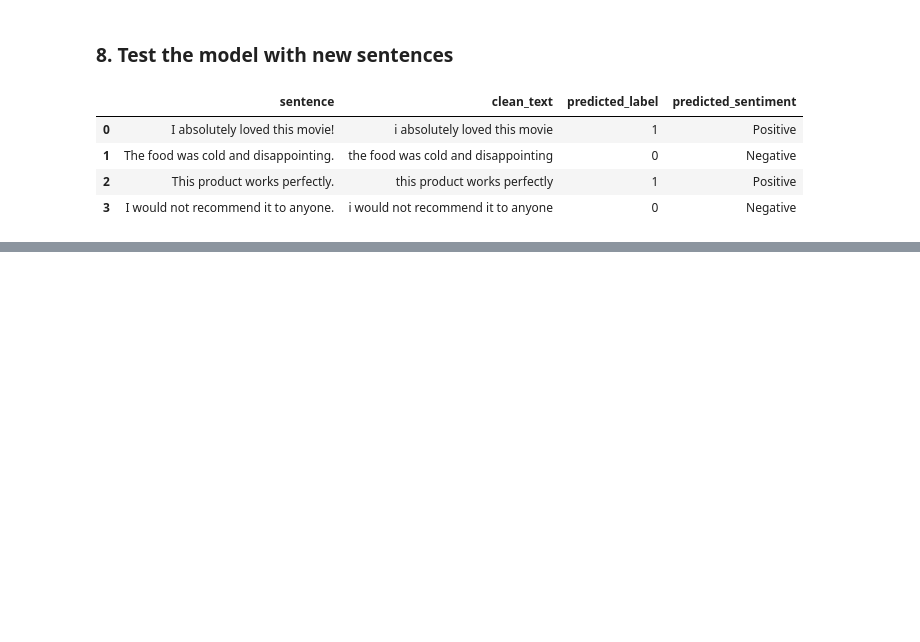
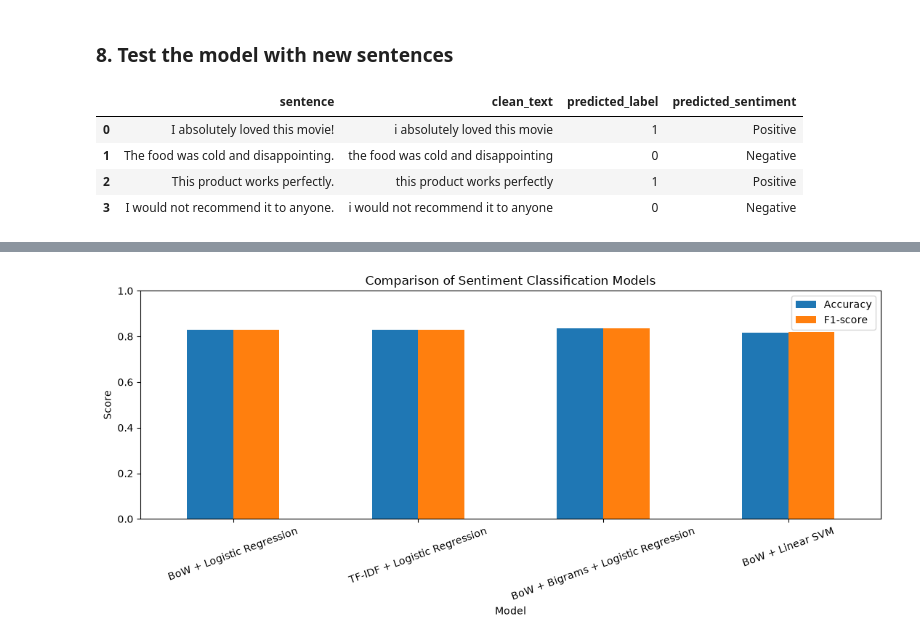
Before and after one commit to sasini05/LLM-Practical-Portfolio---10965209, a Jupyter notebook: Lab-01-Machine-Learning/notebooks/lab01_sentiment_analysis.ipynb, the cells around one changed output, grey strips where cells are left out. Cells and saved outputs as stored; diff of their text form; code cells hidden in the pictures; blank space fills up the shorter version.

```diff
--- a/Lab-01-Machine-Learning/notebooks/lab01_sentiment_analysis.ipynb
+++ b/Lab-01-Machine-Learning/notebooks/lab01_sentiment_analysis.ipynb
@@ -346,0 +632,16 @@ predictions.to_csv(RESULTS_DIR / "new_sentence_predictions.csv", index=False)
+# %%
+
+from sklearn.svm import LinearSVC
+
+# Create and train SVM
+svm_model = LinearSVC(random_state=42, max_iter=5000)
+svm_model.fit(x_train_bow, y_train)
+
+# Predict using the original BoW test features
+svm_pred = svm_model.predict(x_test_bow)
+
+print("SVM Accuracy:",
+      round(accuracy_score(y_test, svm_pred), 4))
+
+print("SVM F1-score:",
+      round(f1_score(y_test, svm_pred), 4))
@@ -346,0 +696,27 @@ predictions.to_csv(RESULTS_DIR / "new_sentence_predictions.csv", index=False)
+# %%
+
+# Compare accuracy and F1-score
+comparison_df.plot(
+    x="Model",
+    y=["Accuracy", "F1-score"],
+    kind="bar",
+    figsize=(11, 5),
+    rot=20
+)
+
+plt.title("Comparison of Sentiment Classification Models")
+plt.ylabel("Score")
+plt.xlabel("Model")
+plt.ylim(0, 1)
+plt.legend()
+plt.tight_layout()
+
+plt.savefig(
+    RESULTS_DIR / "model_comparison.png",
+    dpi=150,
+    bbox_inches="tight"
+)
+
+plt.show()
+# %% [output]
+[figure, added]
```
Also changed, not shown: parts of 29 cells of this notebook, 12 other files.
